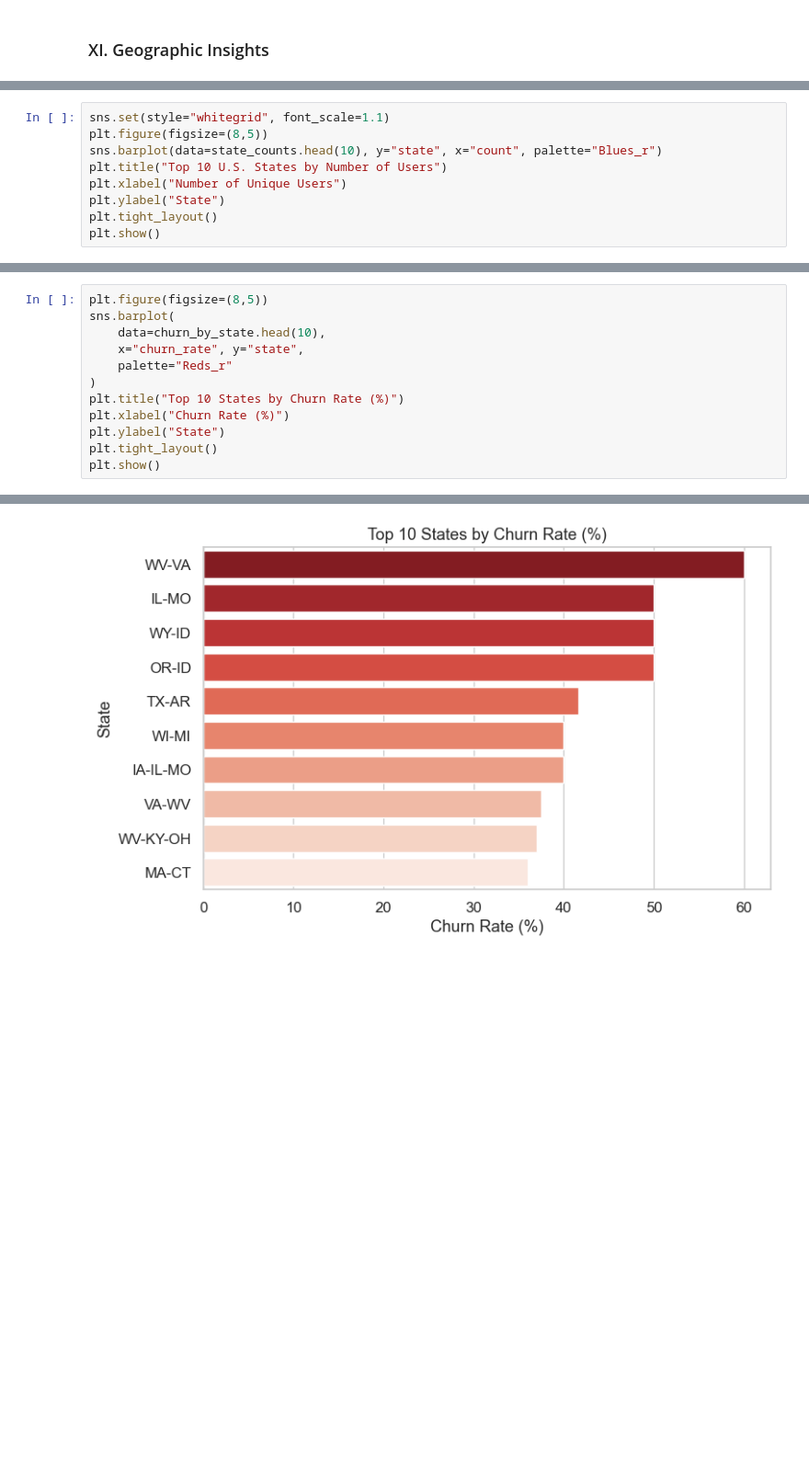
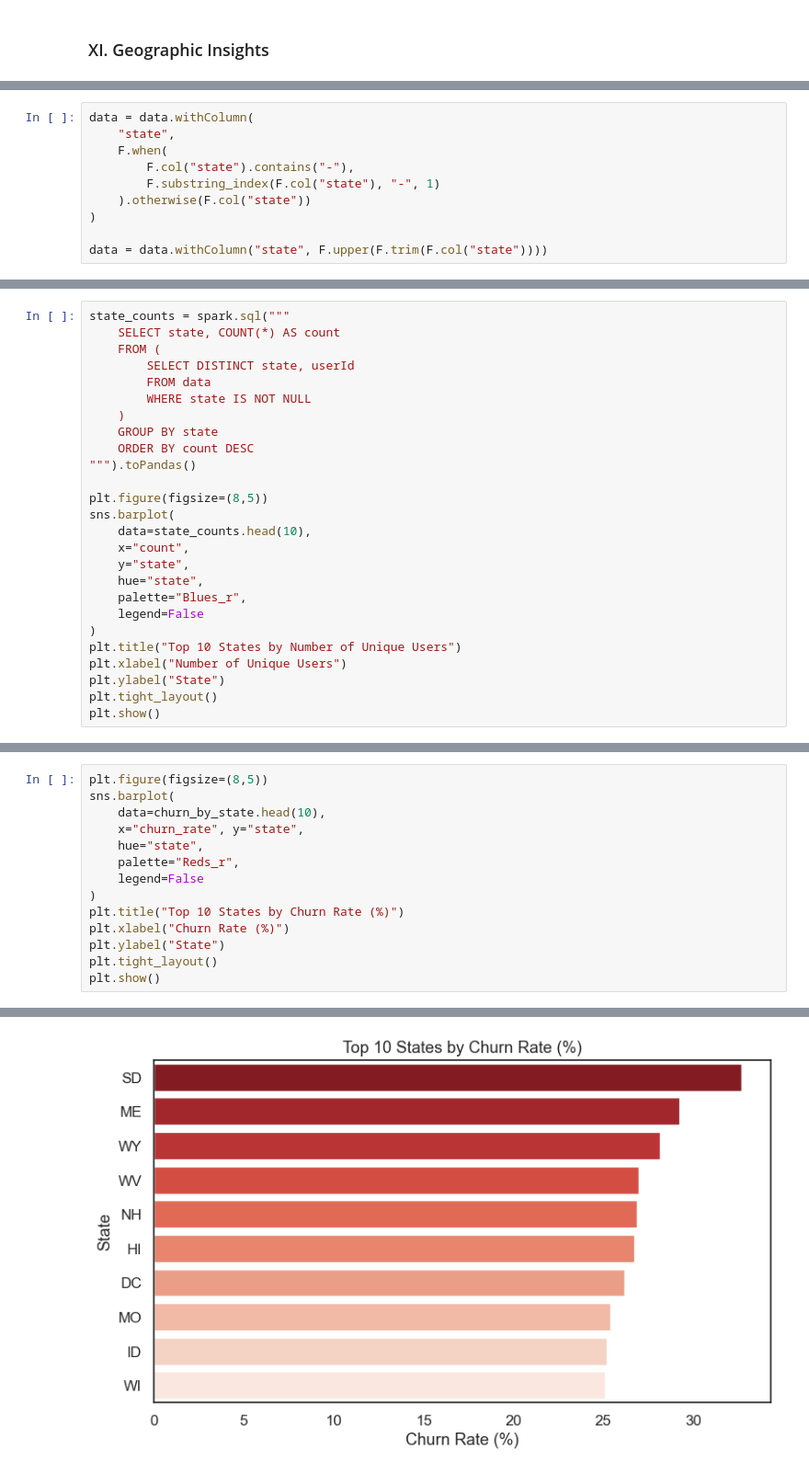
Before and after one commit to ZlataSparrow/Churn_Risk_Classification, a Jupyter notebook: notebook/02_EDA.ipynb, the cells around one changed output, grey strips where cells are left out. Shown at 92% size. Drawn from its saved outputs; the diff is of its cells as text; blank space fills up the shorter version.

```diff
--- a/notebook/02_EDA.ipynb
+++ b/notebook/02_EDA.ipynb
@@ -1392,0 +1301,10 @@ Attempting non-optimization as 'spark.sql.execution.arrow.pyspark.fallback.enabl
+# %%
+data = data.withColumn(
+    "state",
+    F.when(
+        F.col("state").contains("-"),
+        F.substring_index(F.col("state"), "-", 1)
+    ).otherwise(F.col("state"))
+)
+
+data = data.withColumn("state", F.upper(F.trim(F.col("state"))))
@@ -1393,8 +1345,25 @@ Attempting non-optimization as 'spark.sql.execution.arrow.pyspark.fallback.enabl
 # %%
-sns.set(style="whitegrid", font_scale=1.1)
+state_counts = spark.sql("""
+    SELECT state, COUNT(*) AS count
+    FROM (
+        SELECT DISTINCT state, userId
+        FROM data
+        WHERE state IS NOT NULL
+    )
+    GROUP BY state
+    ORDER BY count DESC
+""").toPandas()
+
 plt.figure(figsize=(8,5))
-sns.barplot(data=state_counts.head(10), y="state", x="count", palette="Blues_r")
-plt.title("Top 10 U.S. States by Number of Users")
+sns.barplot(
+    data=state_counts.head(10),
+    x="count",
+    y="state",
+    hue="state",
+    palette="Blues_r",
+    legend=False
+)
+plt.title("Top 10 States by Number of Unique Users")
 plt.xlabel("Number of Unique Users")
 plt.ylabel("State")
 plt.tight_layout()
@@ -1439,7 +1407,9 @@ plt.figure(figsize=(8,5))
 sns.barplot(
     data=churn_by_state.head(10),
     x="churn_rate", y="state",
-    palette="Reds_r"
+    hue="state",
+    palette="Reds_r",
+    legend=False
 )
 plt.title("Top 10 States by Churn Rate (%)")
 plt.xlabel("Churn Rate (%)")
@@ -1453 +1420 @@ Passing `palette` without assigning `hue` is deprecated and will be removed in v
-[figure, old version]
+[figure, new version]
```
Also changed, not shown: parts of 56 cells of this notebook.
